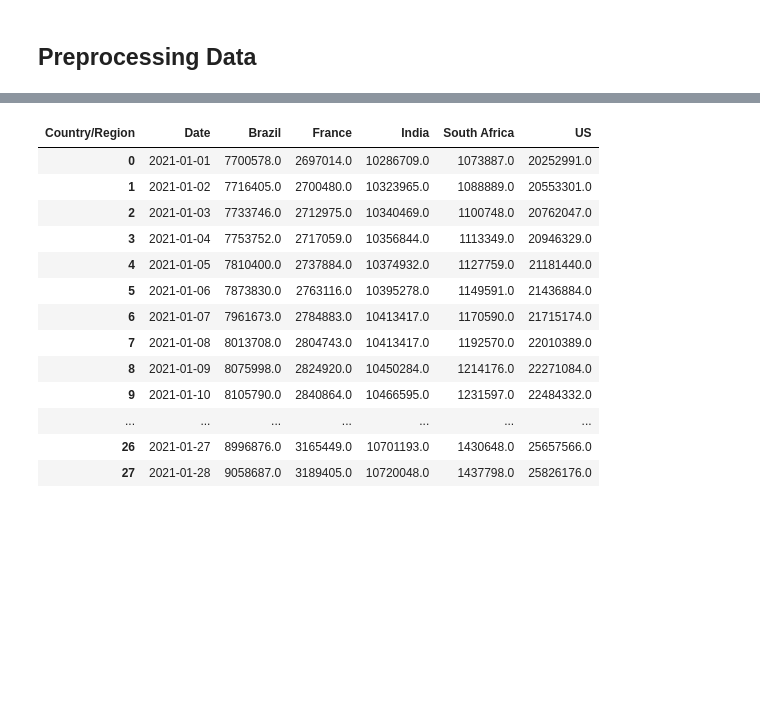
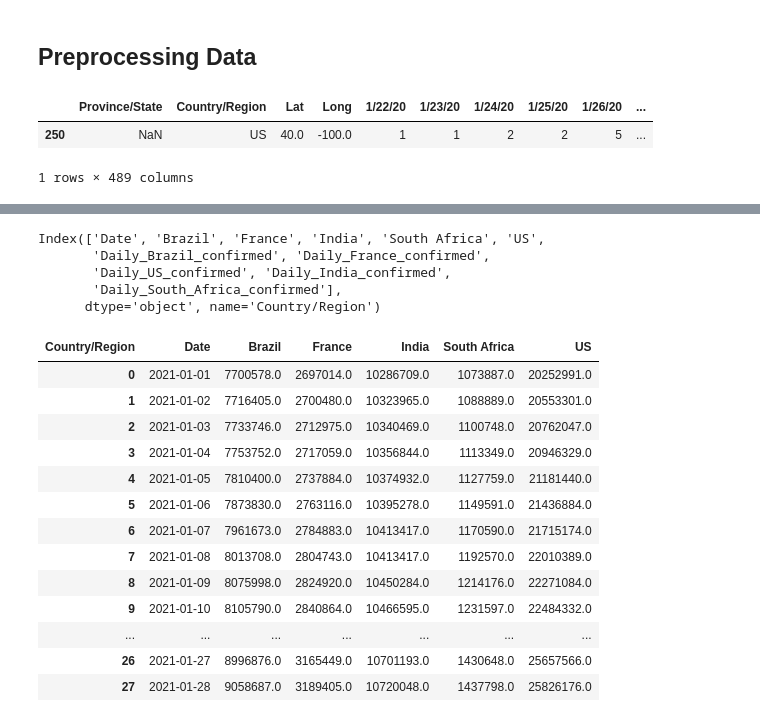
Before and after one commit to soledadli/interactive-Covid-19-dashboard, a Jupyter notebook: Data_Cleaning_notebook.ipynb, the cells around one changed output, grey strips where cells are left out. Saved outputs shown, nothing was run; the diff lists cells and outputs as text; code cells hidden in the pictures; blank space fills up the shorter version.

```diff
--- a/Data_Cleaning_notebook.ipynb
+++ b/Data_Cleaning_notebook.ipynb
@@ -45,6 +45,12 @@ array(['Afghanistan', 'Albania', 'Algeria', 'Andorra', 'Angola',
 ### Brazil
 # %% [markdown]
 ## Preprocessing Data
+# %%
+data_confirmed[data_confirmed['Country/Region']=='US']
+# %% [output]
+|  | Province/State | Country/Region | Lat | Long | 1/22/20 | 1/23/20 | 1/24/20 | 1/25/20 | 1/26/20 | ... |
+| 250 | NaN | US | 40.0 | -100.0 | 1 | 1 | 2 | 2 | 5 | ... |
+1 rows × 489 columns
 # %%
 # Group by data by countries
 countries = ['France', 'US', 'India', 'Brazil', 'South Africa']
@@ -63,0 +118,8 @@ data_confirmed
+# %%
+data_confirmed_no_loca_trans.columns
+# %% [output]
+Index(['Date', 'Brazil', 'France', 'India', 'South Africa', 'US',
+       'Daily_Brazil_confirmed', 'Daily_France_confirmed',
+       'Daily_US_confirmed', 'Daily_India_confirmed',
+       'Daily_South_Africa_confirmed'],
+      dtype='object', name='Country/Region')
```
Also changed, not shown: parts of 8 cells of this notebook.
